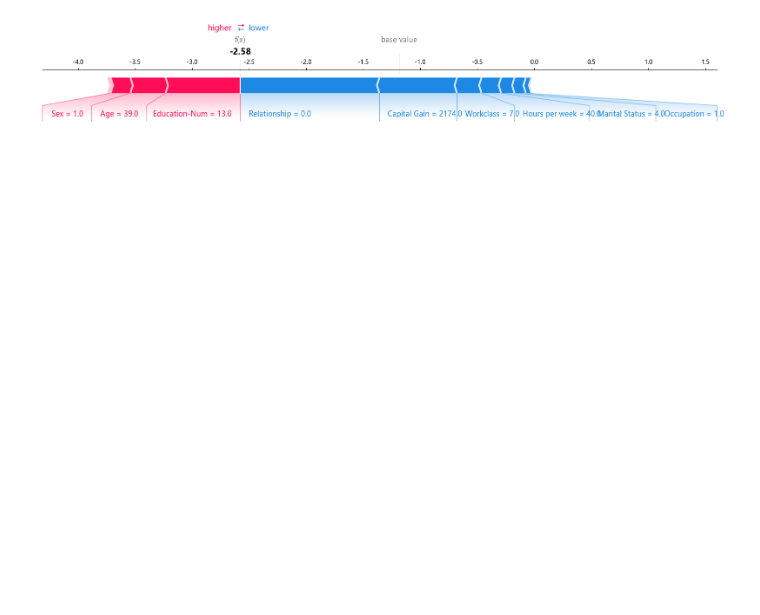
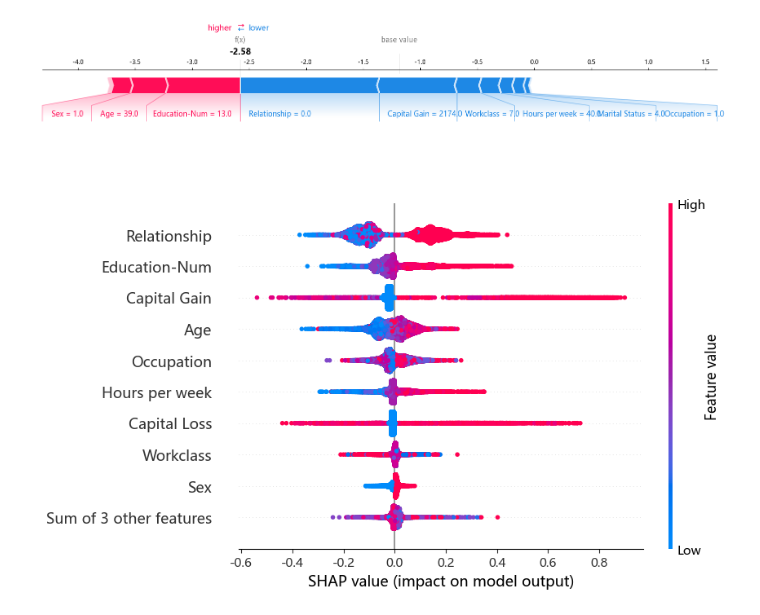
Before and after one commit to UMP4u/knowledge-handbook, a Jupyter notebook: ML_model/shap.ipynb, the cells around one changed output. Cells and saved outputs as stored; diff of their text form; code cells hidden in the pictures; blank space fills up the shorter version.

```diff
--- a/ML_model/shap.ipynb
+++ b/ML_model/shap.ipynb
@@ -164,3 +164,15 @@ shap.plots.force(shap_values[0], matplotlib=True)
 [figure]
 [interactive output not drawn]
 [figure]
+# %%
+# xgboost处理回归问题
+# 在回归中，SHAP 值的单位与你的目标变量（Target）单位完全一致。
+# 例如：如果你预测的是房价（万元），那么 SHAP 值 +5 就代表这个特征让房价上涨了 5 万元。
+
+model = xgb.XGBRegressor().fit(X, y) #XGBClassifier是分类
+explainer = shap.TreeExplainer(model)
+shap_values = explainer(X) # shap_values 的维度是 (样本数, 特征数)
+
+shap.plots.beeswarm(shap_values)
+# %% [output]
+[figure, added]
```
Also changed, not shown: parts of 6 cells of this notebook, 14 other files.
